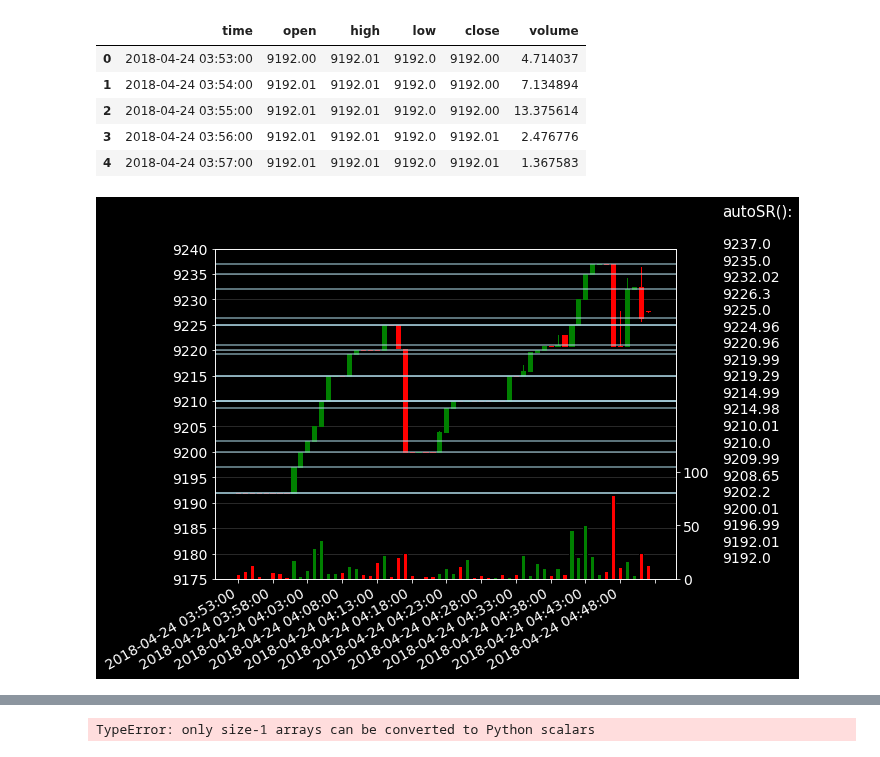
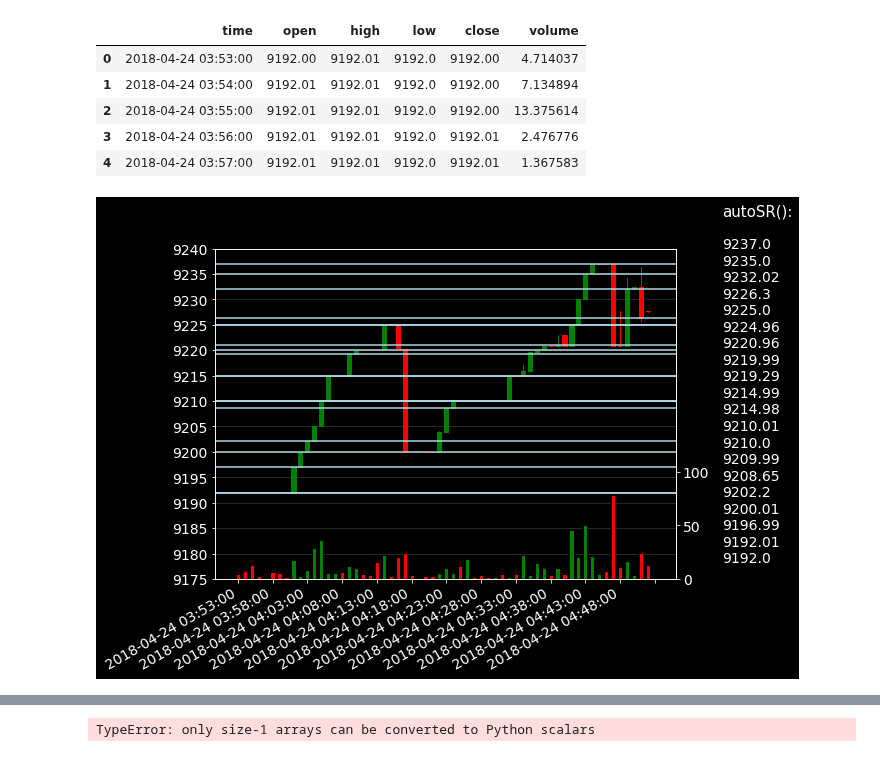
Before and after one commit to timothyyu/gdax-orderbook-ml, a Jupyter notebook: 9_data_pipeline_development.ipynb, the cells around one changed output, grey strips where cells are left out. Saved outputs shown, nothing was run; the diff lists cells and outputs as text; code cells hidden in the pictures.

Commit message:
chart update; colored values to match sr lines

```diff
--- a/9_data_pipeline_development.ipynb
+++ b/9_data_pipeline_development.ipynb
@@ -711,34 +711,33 @@ ax.set_yticks(ax.get_yticks()[::1])
 
 # Plot the volume overlay
 #vc=volume_overlay(ax2, chart_1h_df['open'], chart_1h_df['close'],chart_1h_df['volume'],colorup='g',width=0.6, alpha=1.0)
 #ax2.add_collection(vc)
 volume_overlay(ax2, chart_1h_df['open'], chart_1h_df['close'],chart_1h_df['volume'],colorup='g',width=0.6, alpha=1)
 
 ax2.set_yticks(ax2.get_yticks())
 ax2.set_ylim(0,max(chart_1h_df['volume']+230))
 ax.grid(axis='y',alpha=0.2)
 
 ax.set_axisbelow(True)
 plt.style.use('dark_background')
 fig.tight_layout()
 fig.autofmt_xdate()
 
 plt.plot(autoSR(chart_1h_df))
 # call autoSR() to autogenerate support and resistance levels from chart data
 ml_results_modified = autoSR(chart_1h_df)
 ml_results_modified = ml_results_modified[::-1]
 for k in ml_results_modified:
     # Plot each S/R level as horizontal line on chart
-    ax.axhline(y=k,color='lightblue',alpha=0.7)
+    ax.axhline(y=k,color='lightblue',alpha=1)
 
 ax.text(1.1, 1.1, 'autoSR():', transform=ax.transAxes, fontsize=15)
-props = dict(boxstyle='round', facecolor='lightblue', alpha=0.5)
 #ax.text(1.15, 0.9, ml_results_modified, transform=ax.transAxes, fontsize=15,
         #verticalalignment='top', bbox=props)
 i=0
 for item in ml_results_modified:
-    ax.text(1.1, 1.0-i, item, transform=ax.transAxes, fontsize=14)
+    ax.text(1.1, 1.0-i, item, transform=ax.transAxes, fontsize=14,zorder=100)
     i =i+0.05
 plt.show()
 # %% [output]
-[figure, old version]
+[figure, new version]
```
Also changed, not shown: parts of 2 cells of this notebook.
